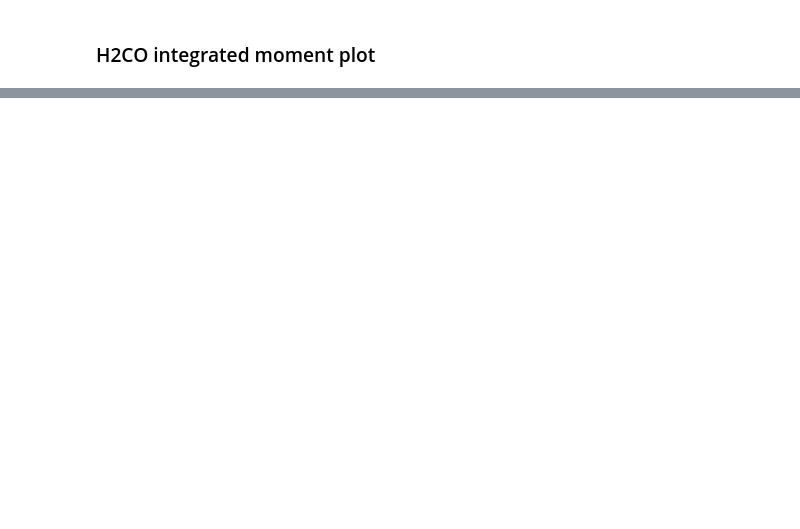
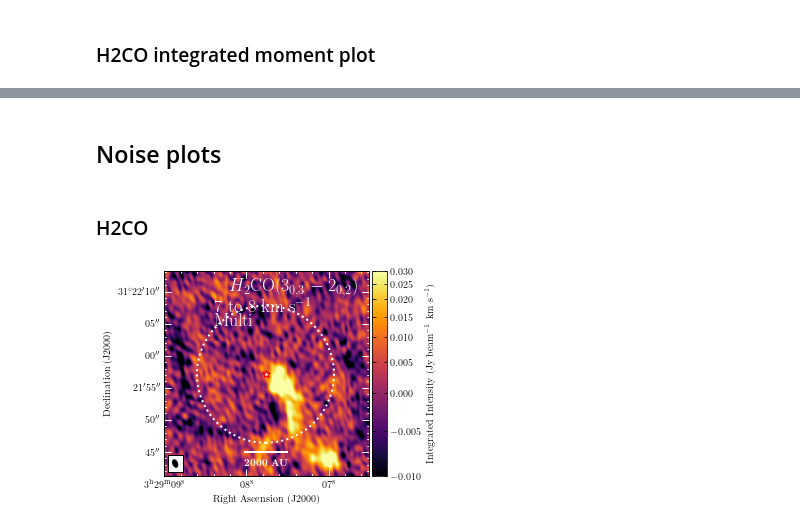
Before and after one commit to tere-valdivia/Per-emb-50_results, a Jupyter notebook: Data_figures.ipynb, the cells around one changed output, grey strips where cells are left out. Saved outputs shown, nothing was run; the diff lists cells and outputs as text; code cells hidden in the pictures; blank space fills up the shorter version.

```diff
--- a/Data_figures.ipynb
+++ b/Data_figures.ipynb
@@ -100,0 +91,61 @@ $52.282333 \; \mathrm{{}^{\circ}}$
+# %% [markdown]
+## Noise plots
+# %% [markdown]
+### H2CO
+# %%
+saveaction = 0
+contourplot = 0
+regionplot = 0
+
+folder = 'H2CO/CDconfig/'
+filename = H2CO_303_202
+cleanalg = 'Multi, C+D config'
+stretch = 'arcsinh'
+moment = 0
+velinit = 7 #km/s
+velend = 8 #km/s
+savefile = folder + 'H2CO_'+cleanalg+'_'+str(velinit)+'to'+str(velend)+'_'+stretch+'_moment'+str(moment)+'.pdf'
+vmin = -0.01
+vmax = 0.03
+vmid = 0.001
+cmap = 'inferno'
+radiusplot = 18/3600
+title = r'$H_{2}$CO($3_{0,3}-2_{0,2}$)\\'+str(velinit)+' to '+str(velend)+r' km s$^{-1}$\\'+cleanalg
+
+contourfile = 'SO_55_44/Per-emb-50_C_l009l048_cont.fits'
+contourfile2 = filename+'.fits'
+contlevels = [0.007]
+regions = folder +'spectra_regs.reg'
+
+cube = SpectralCube.read(filename+'.fits')
+cube = cube.with_spectral_unit(u.km/u.s)
+headercube = cube.hdu.header
+freq = headercube['RESTFREQ'] * u.Hz
+phasecent = [headercube['ra'], headercube['dec']]
+
+subcube = cube.spectral_slab(velinit*u.km/u.s, velend*u.km/u.s)
+moment = subcube.moment(order=moment).hdu
+rms = calculatenoise(moment0.data)[0]
+if contourplot:
+    contourfile = SpectralCube.read(contourfile)
+    contourfile = contourfile[0,:,:]
+    contourfile2 = SpectralCube.read(contourfile2).with_spectral_unit(u.km/u.s)
+    contour2 = contourfile2.spectral_slab(velinit*u.km/u.s, velend*u.km/u.s).moment(order=moment).hdu
+    rms2 = calculatenoise(contour2.data)[0]
+
+
+fig = plot_aplpy_standard(moment, stretch, vmin, vmax, cmap, vmid=vmid)
+fig.colorbar.set_axis_label_text(r'Integrated Intensity (Jy beam$^{-1}$ km s$^{-1}$)')
+fig.show_circles(phasecent[0], phasecent[1], (pb_noema(freq).to(u.deg)*0.5).value, ls=':', color='w', lw=2)
+if contourplot:
+    fig.show_contour(contour2, levels=[rms2*3, rms2*5], colors='w')
+if regionplot:
+    fig.show_regions(regions)
+fig.add_label(0.95,0.85, title, color='white',
+               relative=True, horizontalalignment='right', size=18)
+fig.scalebar.set_label(r'\textbf{2000 AU}')
+
+if saveaction:
+    plt.savefig(savefile, bbox_inches='tight', dpi=300)
+# %% [output]
+[figure, added]
```
Also changed, not shown: parts of 3 cells of this notebook, 6 other files.
